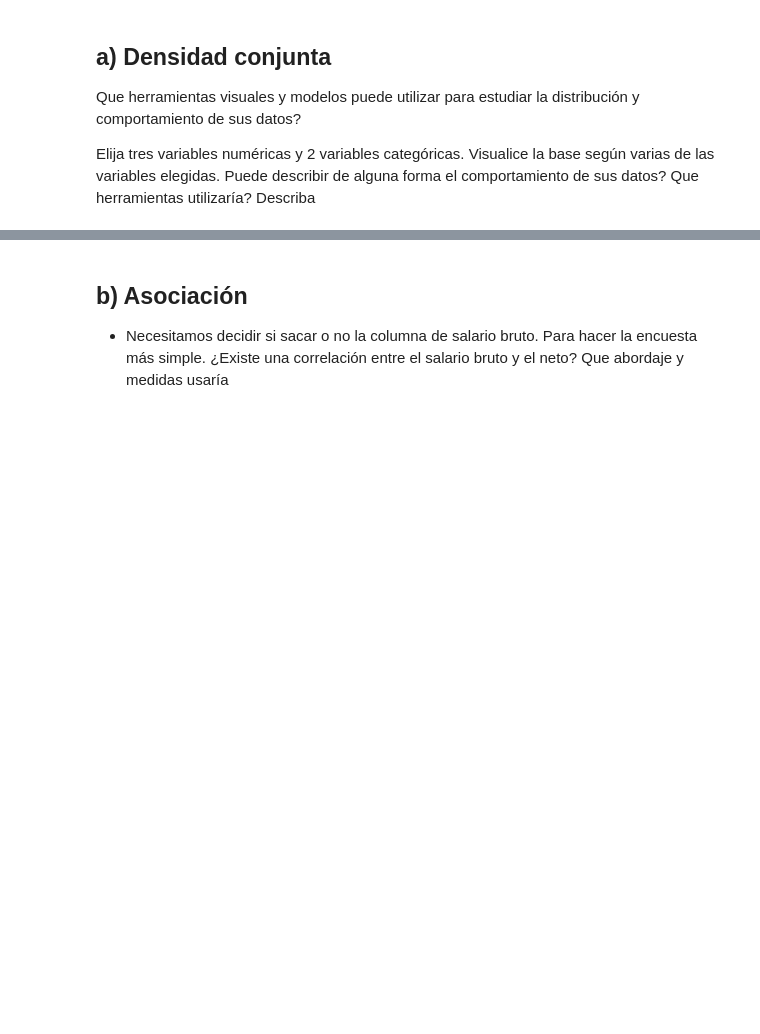
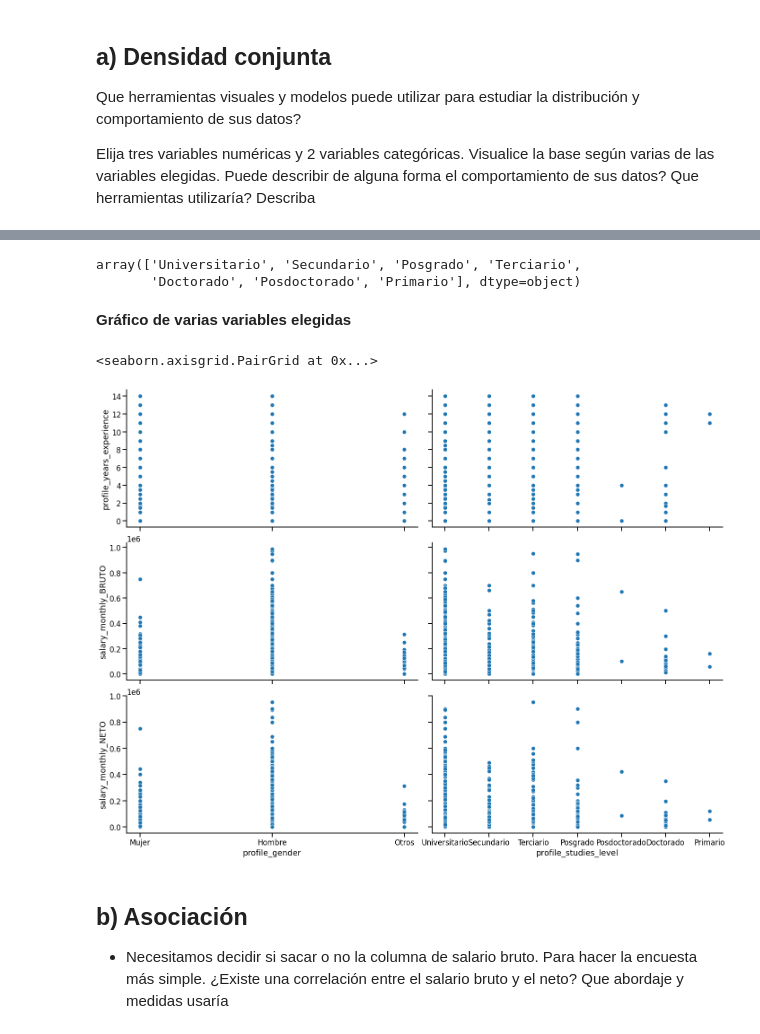
Before and after one commit to gusalvarez10/DiploDatos, a Jupyter notebook: Entregable_Parte_1.ipynb, the cells around one changed output, grey strips where cells are left out. Drawn from its saved outputs; the diff is of its cells as text; code cells hidden in the pictures; blank space fills up the shorter version.

```diff
--- a/Entregable_Parte_1.ipynb
+++ b/Entregable_Parte_1.ipynb
@@ -380,3 +481,19 @@ Elija tres variables numéricas y 2 variables categóricas. Visualice la base se
+# %%
+df.profile_studies_level.unique()
+# %% [output]
+array(['Universitario', 'Secundario', 'Posgrado', 'Terciario',
+       'Doctorado', 'Posdoctorado', 'Primario'], dtype=object)
+# %% [markdown]
+**Gráfico de varias variables elegidas**
+# %%
+max_age = 15
+seaborn.pairplot(data=df[(df.profile_years_experience < max_age) & (df.salary_monthly_BRUTO < 1000000) & (df.salary_monthly_NETO < 1000000) ],
+                 y_vars=['profile_years_experience', 'salary_monthly_BRUTO','salary_monthly_NETO'],
+                 x_vars=['profile_gender', 'profile_studies_level'],
+                 aspect=2, height=5)
+# %% [output]
+<seaborn.axisgrid.PairGrid at 0x...>
+[figure, added]
 # %% [markdown]
 ## b) Asociación
 
```
Also changed, not shown: parts of 55 cells of this notebook.
